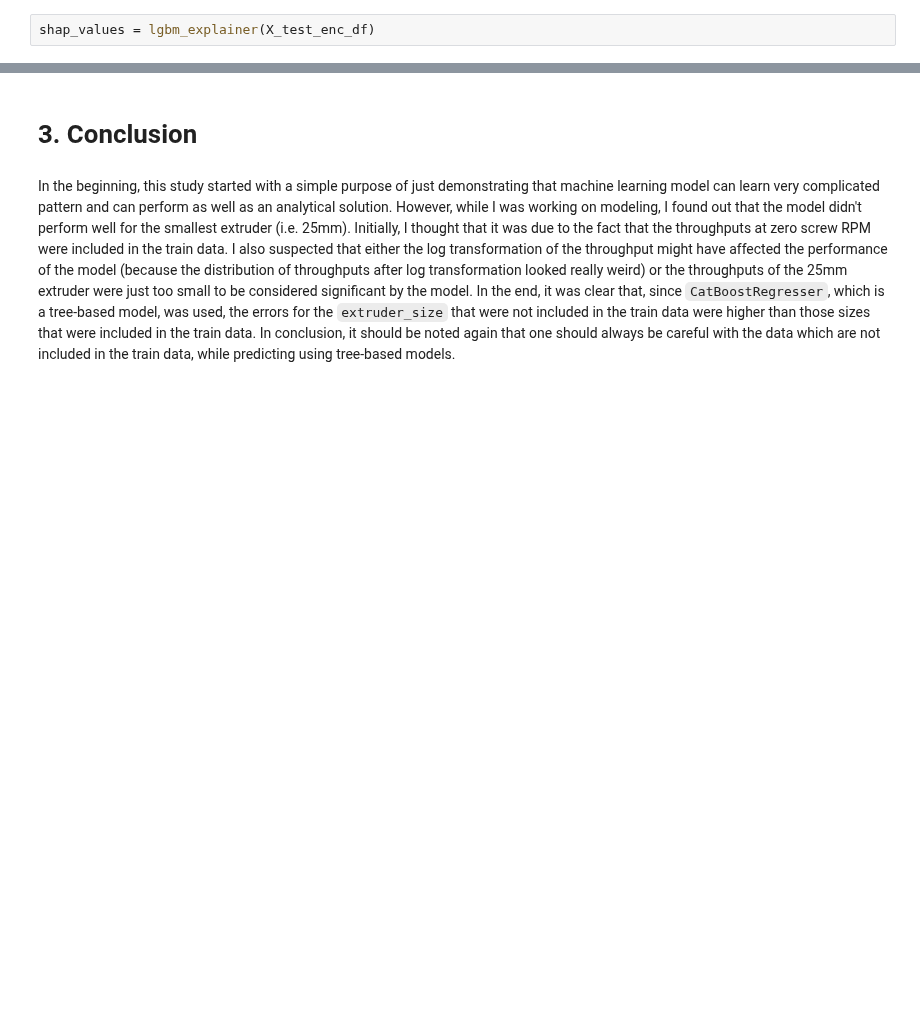
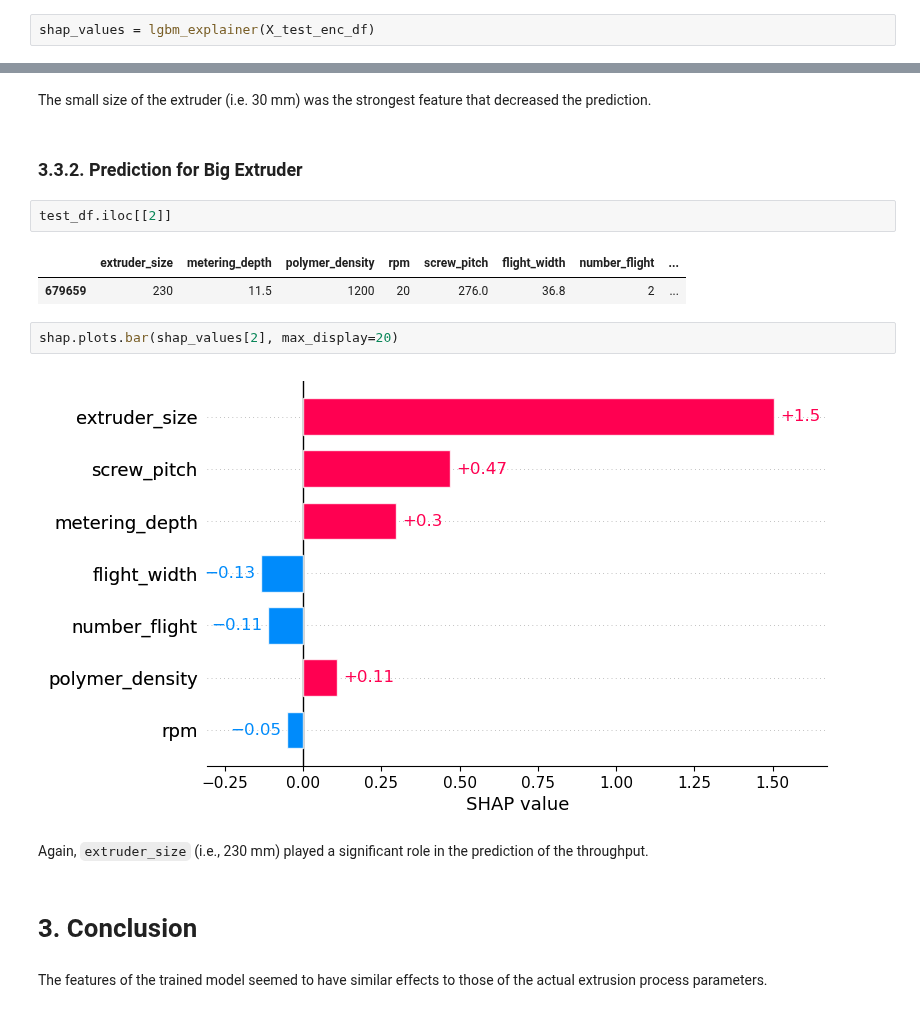
Before and after one commit to johnwslee/extrucal_machine-learning, a Jupyter notebook: notebooks/5_Feature_Importances.ipynb, the cells around one changed output, grey strips where cells are left out. Drawn from its saved outputs; the diff is of its cells as text; blank space fills up the shorter version.

```diff
--- a/notebooks/5_Feature_Importances.ipynb
+++ b/notebooks/5_Feature_Importances.ipynb
@@ -121,4 +119,19 @@ shap.plots.bar(shap_values[1000], max_display=20)
+# %% [markdown]
+The small size of the extruder (i.e. 30 mm) was the strongest feature that decreased the prediction.
+# %% [markdown]
+### 3.3.2. Prediction for Big Extruder
+# %%
+test_df.iloc[[2]]
+# %% [output]
+|  | extruder_size | metering_depth | polymer_density | rpm | screw_pitch | flight_width | number_flight | ... |
+| 679659 | 230 | 11.5 | 1200 | 20 | 276.0 | 36.8 | 2 | ... |
+# %%
+shap.plots.bar(shap_values[2], max_display=20)
+# %% [output]
+[figure, added]
+# %% [markdown]
+Again, `extruder_size` (i.e., 230 mm) played a significant role in the prediction of the throughput.
 # %% [markdown]
 # 3. Conclusion
 # %% [markdown]
-In the beginning, this study started with a simple purpose of just demonstrating that machine learning model can learn very complicated pattern and can perform as well as an analytical solution. However, while I was working on modeling, I found out that the model didn't perform well for the smallest extruder (i.e. 25mm). Initially, I thought that it was due to the fact that the throughputs at zero screw RPM were included in the train data. I also suspected that either the log transformation of the throughput might have affected the performance of the model (because the distribution of throughputs after log transformation looked really weird) or the throughputs of the 25mm extruder were just too small to be considered significant by the model. In the end, it was clear that, since `CatBoostRegresser`, which is a tree-based model, was used, the errors for the `extruder_size` that were not included in the train data were higher than those sizes that were included in the train data. In conclusion, it should be noted again that one should always be careful with the data which are not included in the train data, while predicting using tree-based models.
+The features of the trained model seemed to have similar effects to those of the actual extrusion process parameters.
```
Also changed, not shown: parts of 22 cells of this notebook, 3 other files.
